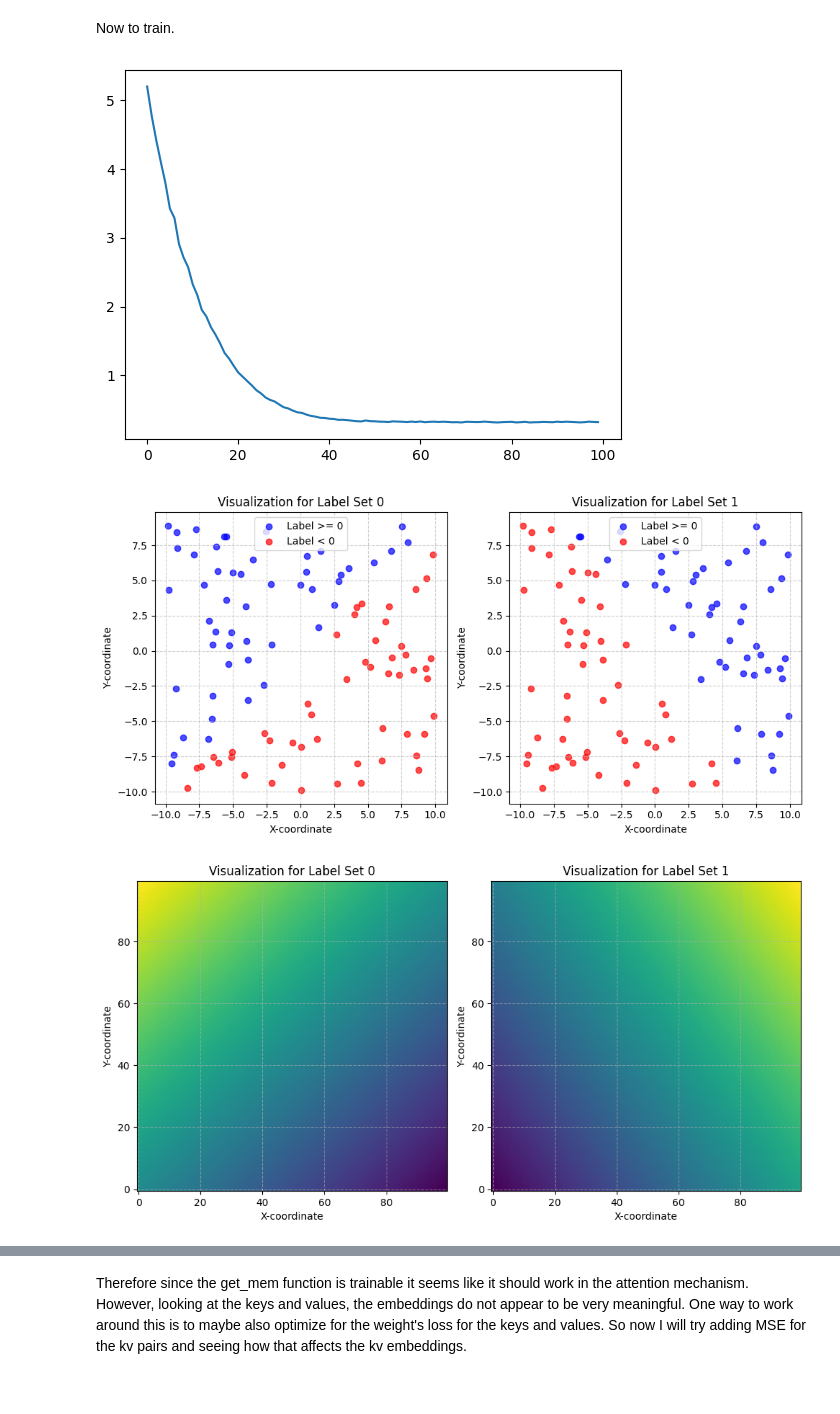
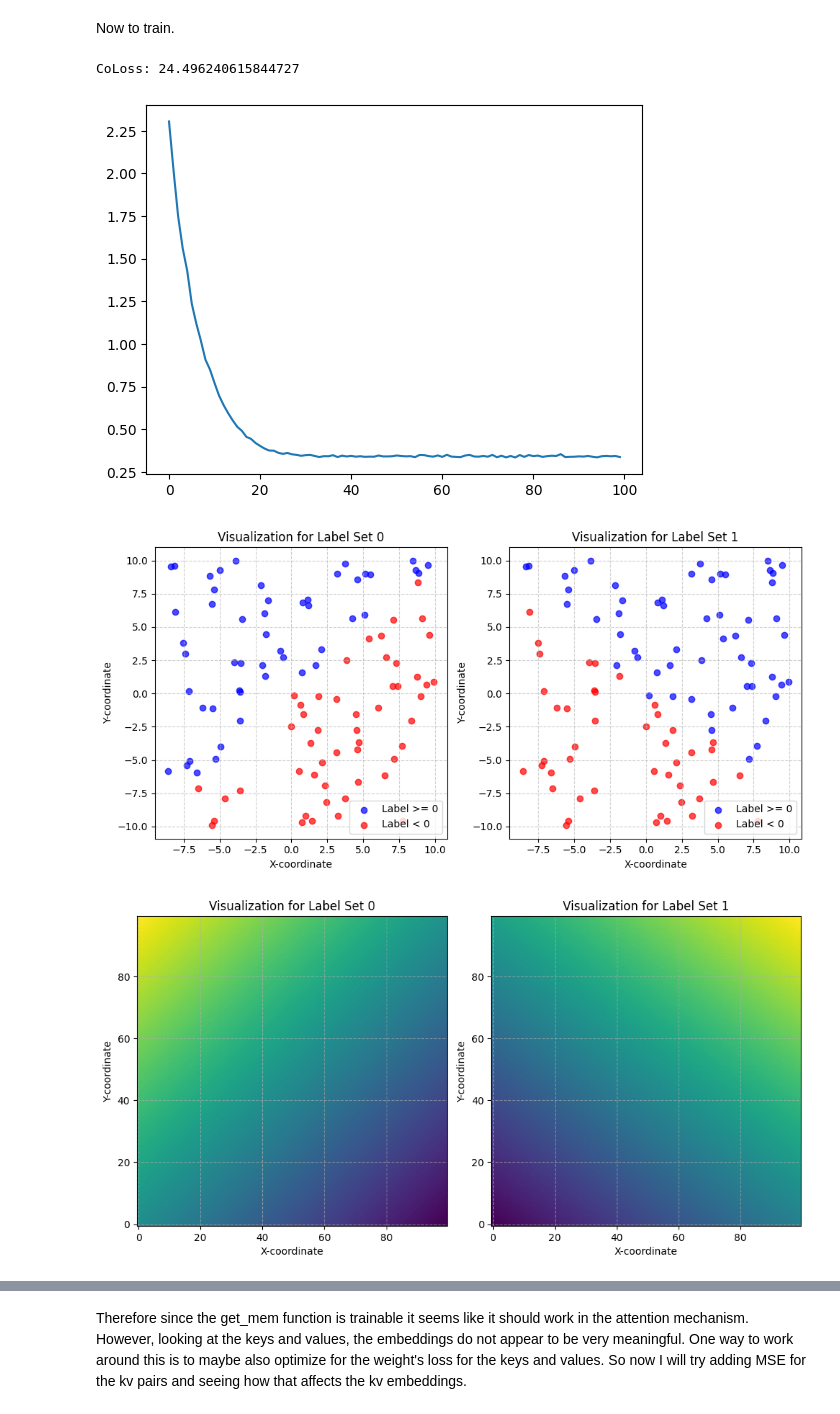
Before and after one commit to IanPTan/MoPeA, a Jupyter notebook: src/mpi_tests.ipynb, the cells around one changed output, grey strips where cells are left out. Drawn from its saved outputs; the diff is of its cells as text; code cells hidden in the pictures.

```diff
--- a/src/mpi_tests.ipynb
+++ b/src/mpi_tests.ipynb
@@ -375,7 +373,7 @@ number of batches: 13
 # %% [markdown]
 Now quickly visualize the first mem_W that would be generated by the random intial weights.
 # %%
-memory, A, B = mm.get_mem(k, v, r, w)
+memory, A, B, C, predloss = mm.get_mem(k, v, r)
 mem_W = memory[0, -1].detach().numpy()
 
 pred_Y = pred(mem_W, raw_q, bias=False)
@@ -387,39 +385,46 @@ plot_space(mem_W, 10, 100, bias=False)
 # %% [markdown]
 Now to train.
 # %%
+with pt.no_grad():
+    k[:] = raw_k
+    v[:] = raw_v
+
 losses = []
 pbar = tqdm(range(100))
 for epoch in pbar:
     total_loss = 0
     for q, y in qy_dataloader:
         optimizer.zero_grad()
 
-        memory, A, B = mm.get_mem(k, v, r, w)
+        memory, A, B, C, predloss = mm.get_mem(k, v, r)
         mem_W = memory[0, -1]
         pred_y = q @ mem_W.T
 
         loss = criterion(pred_y, y)
 
         loss.backward()
         optimizer.step()
 
         total_loss += loss.item()
 
     avg_loss = total_loss / len(qy_dataloader)
     losses.append(avg_loss)
     current_lr = optimizer.param_groups[0]['lr']
     pbar.set_postfix(loss=f"{avg_loss:.4f}", lr=current_lr)
 
+print(f"CoLoss: {predloss}")
+
 plt.plot(losses)
 plt.show()
 
 mem_W = mem_W.detach().numpy()
 pred_Y = pred(mem_W, raw_q, bias=False)
 plot_points(raw_q, pred_Y)
 plot_space(mem_W, 10, 100, bias=False)
 
 plot_points(k[0].detach().numpy(), v[0].detach().numpy())
 # %% [output]
+CoLoss: 24.496240615844727
-[figure, old version]
+[figure, new version]
-[figure, old version]
+[figure, new version]
 [figure]
```
Also changed, not shown: parts of 14 cells of this notebook, 1 other file.
